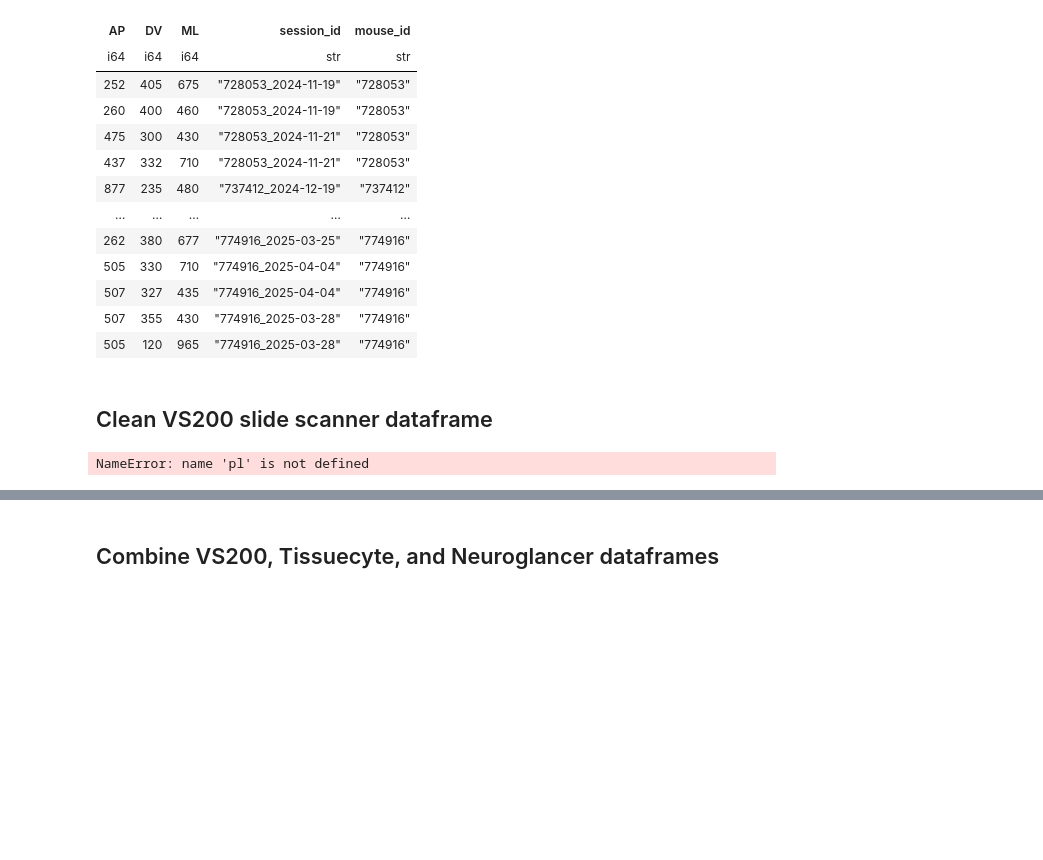
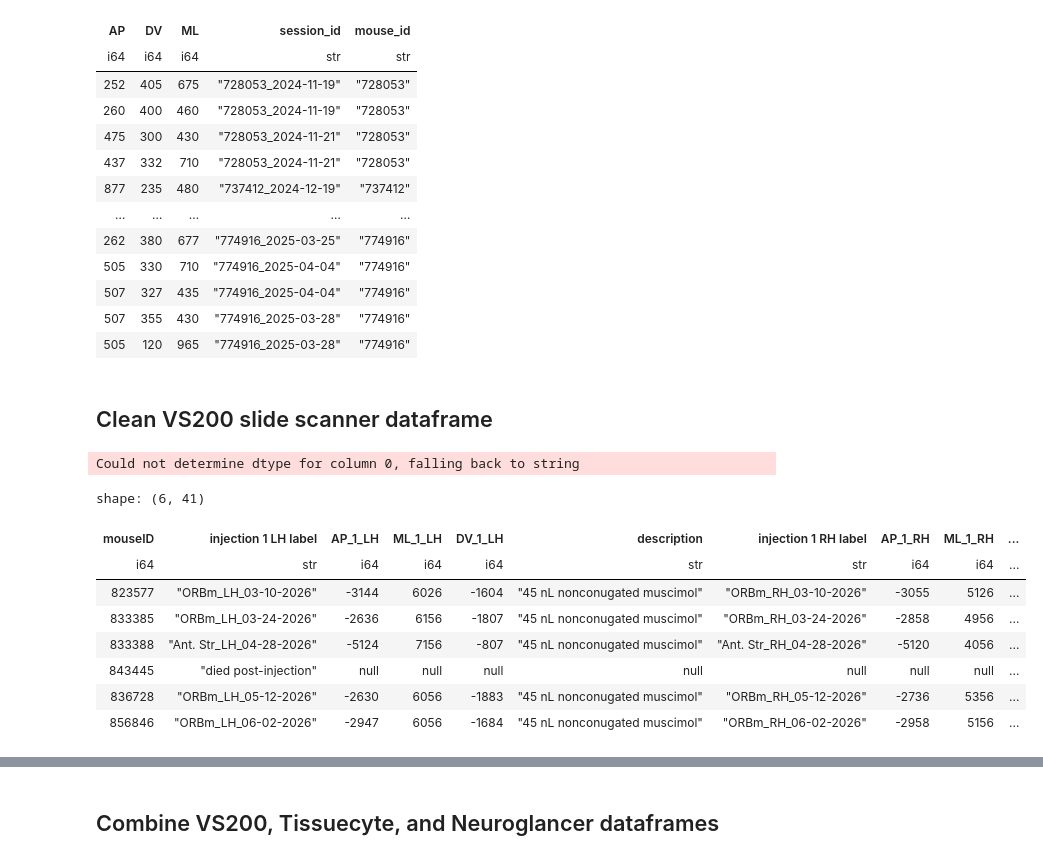
Before and after one commit to vlafehr/dr_muscimol_analysis, a Jupyter notebook: notebooks/ccf_injection_coords_behavior_metric_correlations.ipynb, the cells around one changed output, grey strips where cells are left out. Cells and saved outputs as stored; diff of their text form; code cells hidden in the pictures; blank space fills up the shorter version.

Commit message:
edit injections to beh metric correlations notebook to include vs200 injections table and clean it properly

```diff
--- a/notebooks/ccf_injection_coords_behavior_metric_correlations.ipynb
+++ b/notebooks/ccf_injection_coords_behavior_metric_correlations.ipynb
@@ -112,8 +126,21 @@ shape: (30, 5)
 ## Clean VS200 slide scanner dataframe
 # %%
 # Import VS200 slide scanner .xlsx file with Pinpoint injection coordinates and descriptions
-vs200_annotations_df = pl.read_excel(r"Z:\Vayle\Muscimol\VS200_slide scanner_muscimol_injection_coords.xlsx")
+# Skip first row (use second row as headers), then drop first column
+vs200_annotations_df = pl.read_excel(
+    r"Z:\Vayle\Muscimol\VS200_slide scanner_muscimol_injection_coords.xlsx")
+
+vs200_annotations_df = vs200_annotations_df.drop(vs200_annotations_df.columns[0])
 vs200_annotations_df
 # %% [output]
-NameError: name 'pl' is not defined
+Could not determine dtype for column 0, falling back to string
+shape: (6, 41)
+| mouseID | injection 1 LH label | AP_1_LH | ML_1_LH | DV_1_LH | description | injection 1 RH label | AP_1_RH | ML_1_RH | ... |
+| i64 | str | i64 | i64 | i64 | str | str | i64 | i64 | ... |
+| 823577 | "ORBm_LH_03-10-2026" | -3144 | 6026 | -1604 | "45 nL nonconugated muscimol" | "ORBm_RH_03-10-2026" | -3055 | 5126 | ... |
+| 833385 | "ORBm_LH_03-24-2026" | -2636 | 6156 | -1807 | "45 nL nonconugated muscimol" | "ORBm_RH_03-24-2026" | -2858 | 4956 | ... |
+| 833388 | "Ant. Str_LH_04-28-2026" | -5124 | 7156 | -807 | "45 nL nonconugated muscimol" | "Ant. Str_RH_04-28-2026" | -5120 | 4056 | ... |
+| 843445 | "died post-injection" | null | null | null | null | null | null | null | ... |
+| 836728 | "ORBm_LH_05-12-2026" | -2630 | 6056 | -1883 | "45 nL nonconugated muscimol" | "ORBm_RH_05-12-2026" | -2736 | 5356 | ... |
+| 856846 | "ORBm_LH_06-02-2026" | -2947 | 6056 | -1684 | "45 nL nonconugated muscimol" | "ORBm_RH_06-02-2026" | -2958 | 5156 | ... |
 # %%
```
Also changed, not shown: parts of 9 cells of this notebook, 2 other files.
